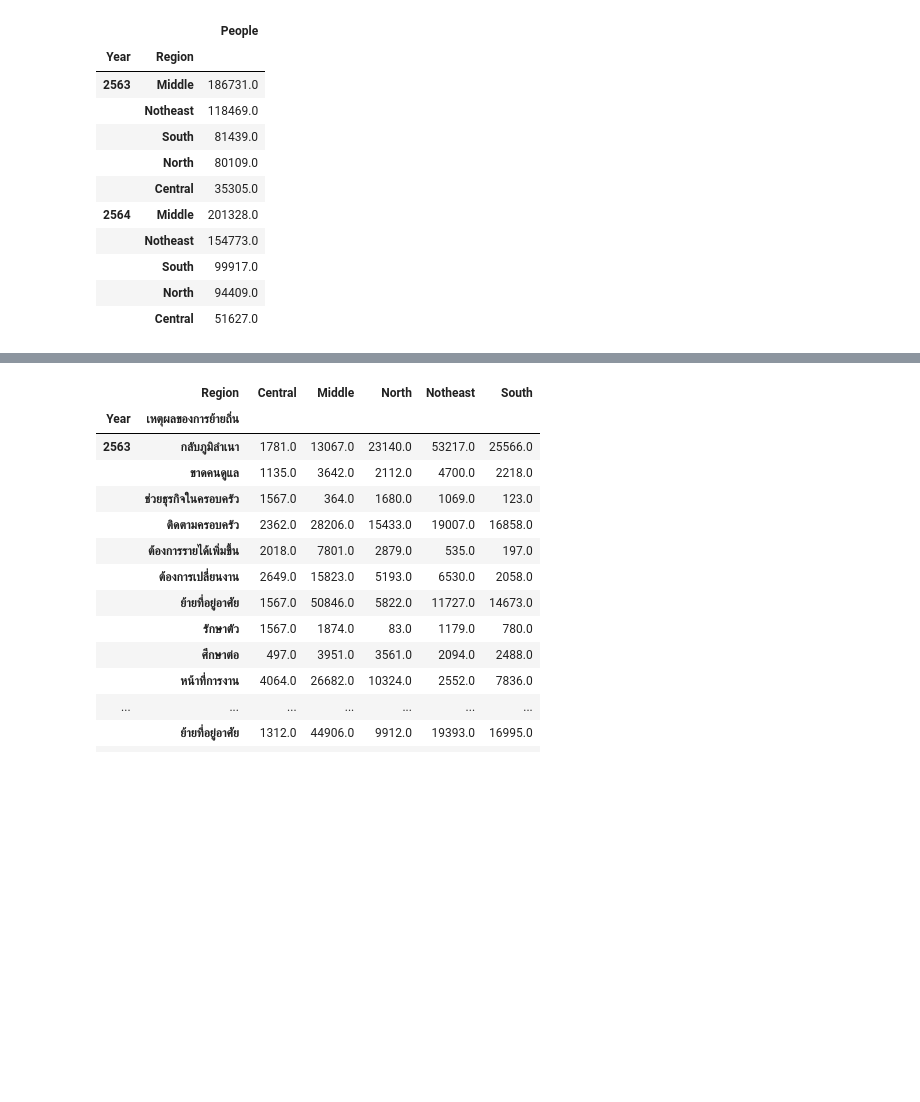
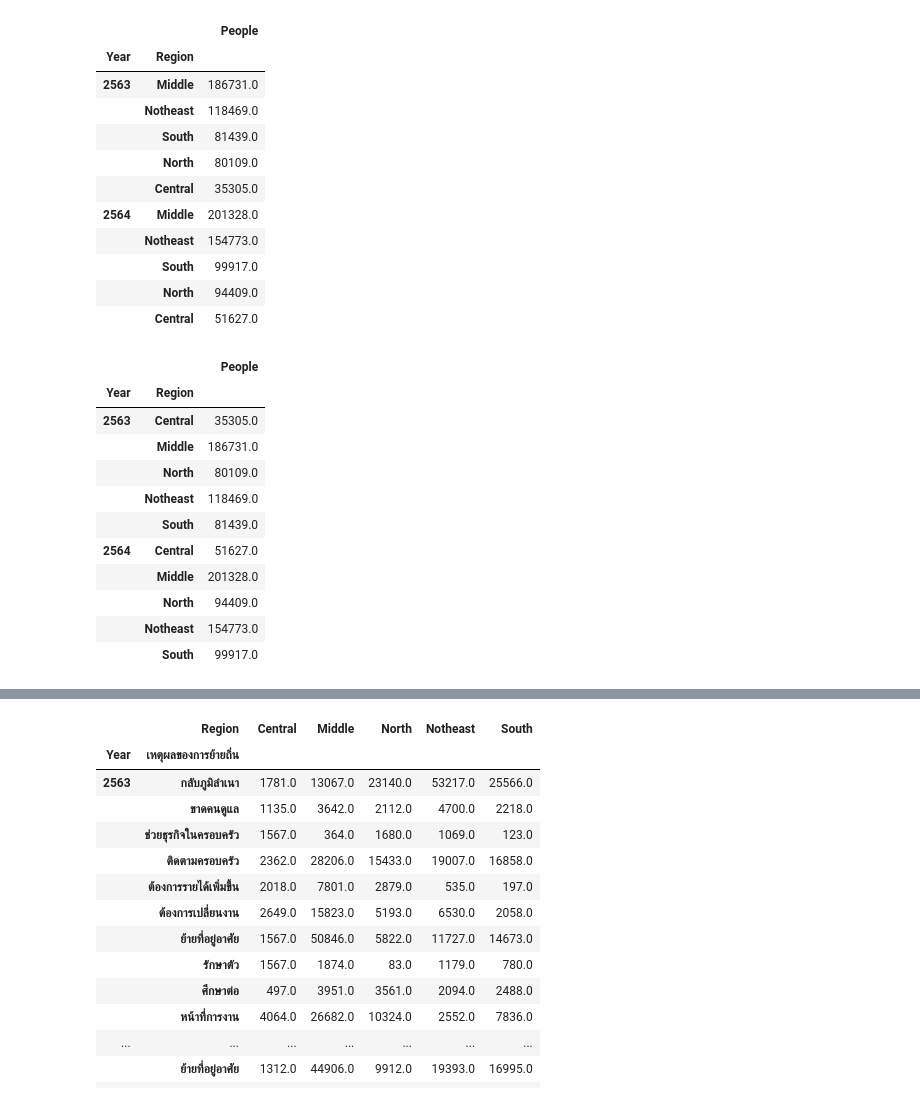
Before and after one commit to Zylink2/Machine_Learning_Project_2, a Jupyter notebook: notebook2.ipynb, the cells around one changed output, grey strips where cells are left out. Cells and saved outputs as stored; diff of their text form; code cells hidden in the pictures; blank space fills up the shorter version.

```diff
--- a/notebook2.ipynb
+++ b/notebook2.ipynb
@@ -475,4 +476,19 @@ df.sort_values(by=['Year','People'], ascending=[True, False])
 |  | South | 99917.0 |
 |  | North | 94409.0 |
 |  | Central | 51627.0 |
+# %%
+reasons_6364.pivot_table(index=["Year", "Region"], values="People", aggfunc=sum)
+# %% [output]
+|  |  | People |
+| Year | Region |  |
+| 2563 | Central | 35305.0 |
+|  | Middle | 186731.0 |
+|  | North | 80109.0 |
+|  | Notheast | 118469.0 |
+|  | South | 81439.0 |
+| 2564 | Central | 51627.0 |
+|  | Middle | 201328.0 |
+|  | North | 94409.0 |
+|  | Notheast | 154773.0 |
+|  | South | 99917.0 |
 # %%
```
Also changed, not shown: parts of 8 cells of this notebook.
